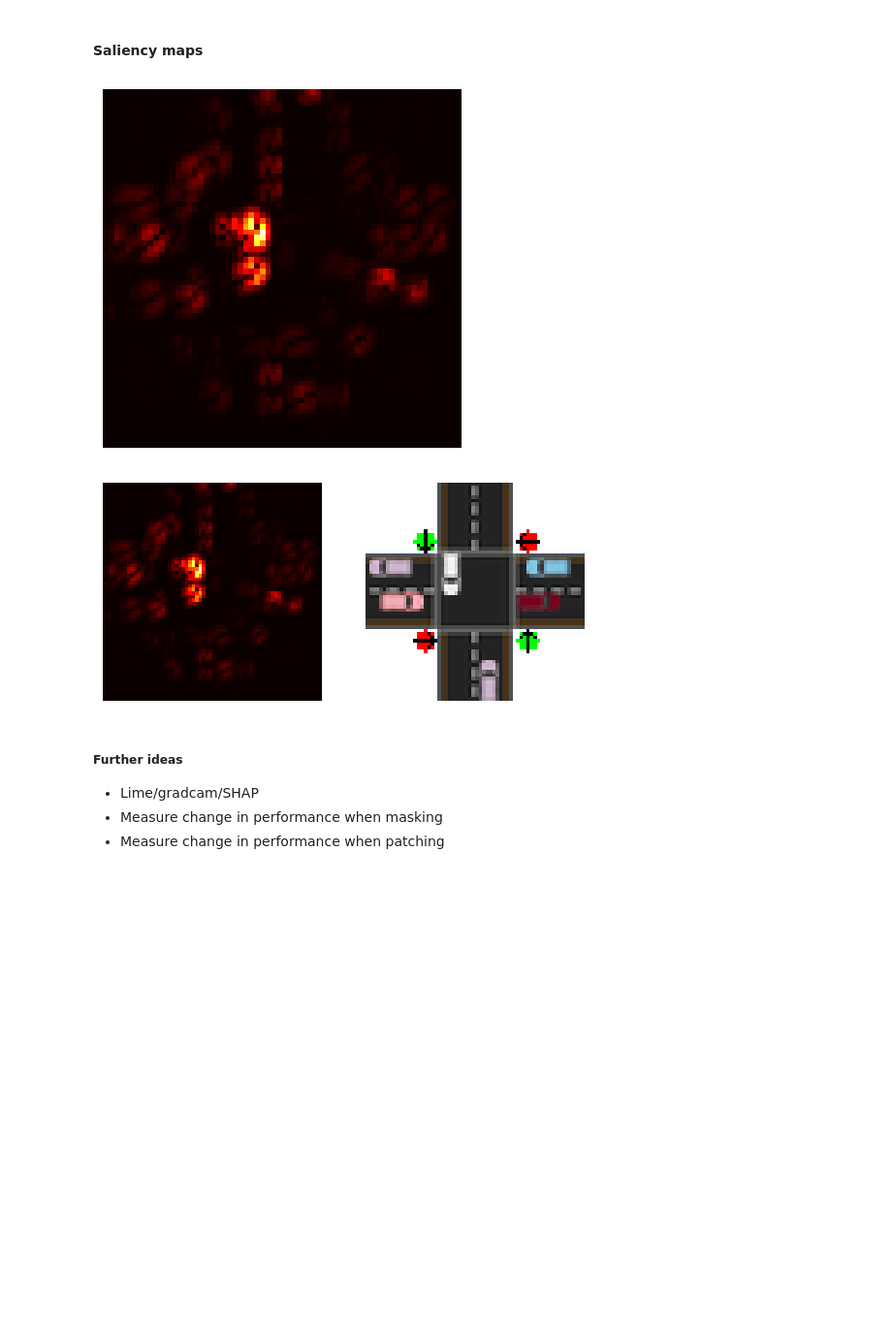
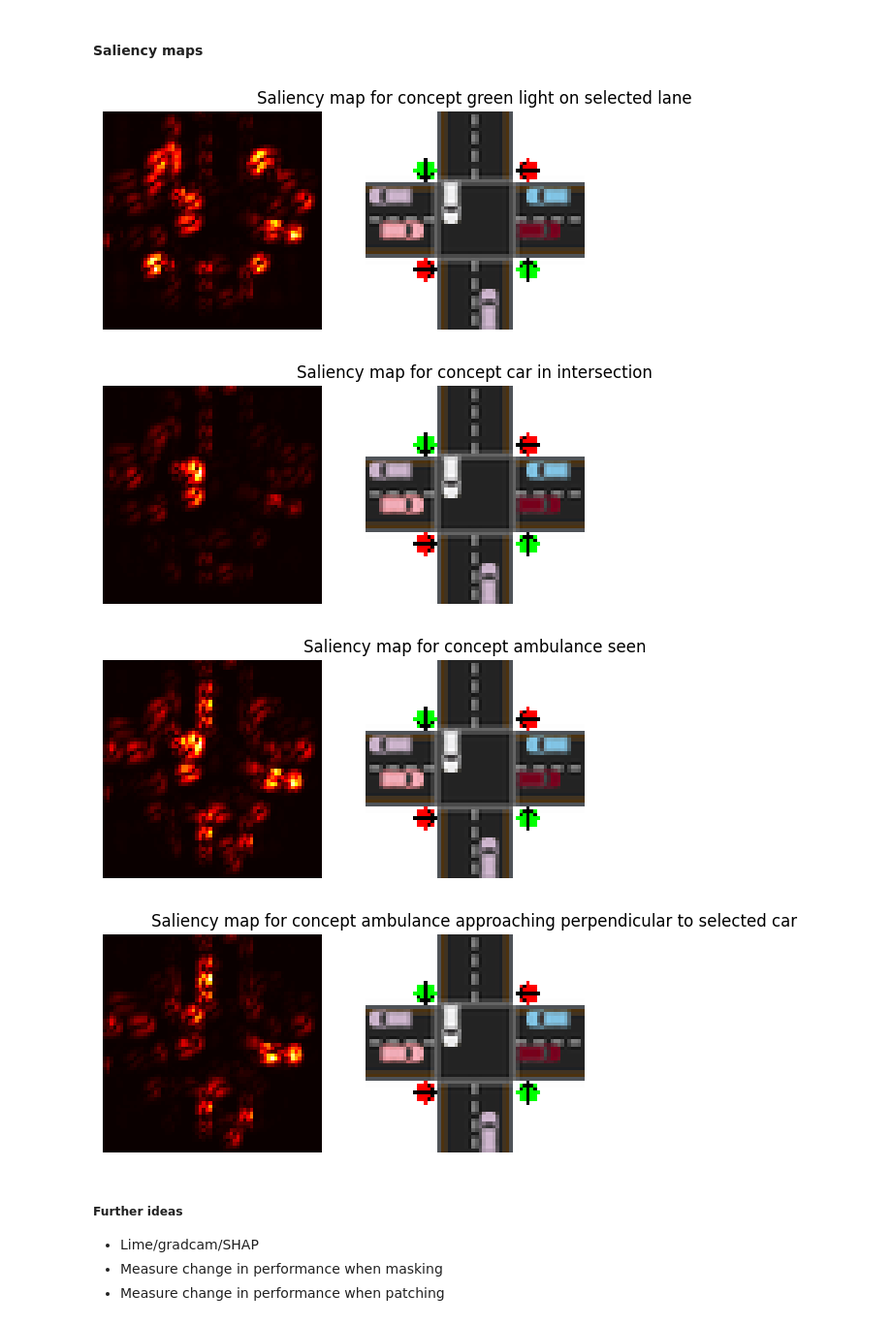
Before and after one commit to technologeve/concept-bottlenecks, a Jupyter notebook: traffic_light.ipynb, the cells around one changed output. Shown at 97% size. Cells and saved outputs as stored; diff of their text form; code cells hidden in the pictures; blank space fills up the shorter version.

Commit message:
Expand saliency map to all concepts

```diff
--- a/traffic_light.ipynb
+++ b/traffic_light.ipynb
@@ -426,47 +423,34 @@ Concept completeness is a ratio of CBM performance against performance of black
 ### Further explainability/interpretability investigation
 # %% [markdown]
 #### Saliency maps
-# %%
-model.eval()
-sample_image = x_test[0].unsqueeze(0)
-sample_image.requires_grad_()   # enable gradient wrt input
-
-# Forward pass
-c_pred = model.c_layer(model.encoder(sample_image)).sigmoid()
-
-# Choose one concept (scalar)
-c = c_pred[0, 1]   # pick index 1 as example
-c.backward()       # now valid
-
-# Saliency wrt input
-saliency, _ = torch.max(sample_image.grad.data.abs(), dim=1)
-plt.imshow(saliency[0], cmap=plt.cm.hot)
-plt.axis('off')
-plt.show()
-# %% [output]
-[figure, removed]
 # %%
 # Set model to evaluation mode
 model.eval()
 
 # Get a sample image and its concept predictions
 sample_image = x_test[0].unsqueeze(0)
 sample_image.requires_grad_()
-c_pred = model.c_layer(model.encoder(sample_image)).sigmoid()
 
-# For the first concept
-c = c_pred[0, 1]
-c.backward()
+# For each concept
+for idx, name in enumerate(concept_names):
+	c_pred = model.c_layer(model.encoder(sample_image)).sigmoid()
+	sample_image.grad = None
+	c = c_pred[0, idx]
+	c.backward()
 
-saliency, _ = torch.max(sample_image.grad.data.abs(), dim=1)
-fix, axs = plt.subplots(1,2)
-axs[0].imshow(saliency[0], cmap=plt.cm.hot)
-axs[0].axis("off")
-axs[1].imshow(np.rollaxis(sample_image.squeeze(0).detach().numpy(),0,3))
-axs[1].axis("off")
-plt.show()
+	saliency, _ = torch.max(sample_image.grad.data.abs(), dim=1)
+	fix, axs = plt.subplots(1,2)
+	axs[0].imshow(saliency[0], cmap=plt.cm.hot)
+	axs[0].axis("off")
+	axs[1].imshow(np.rollaxis(sample_image.squeeze(0).detach().numpy(),0,3))
+	axs[1].axis("off")
+	plt.title(f"Saliency map for concept {name}")
+	plt.show()
 # %% [output]
-[figure, old version]
+[figure, new version]
+[figure, added]
+[figure, added]
+[figure, added]
 # %% [markdown]
 ##### Further ideas
 - Lime/gradcam/SHAP
```
Also changed, not shown: parts of 7 cells of this notebook.
